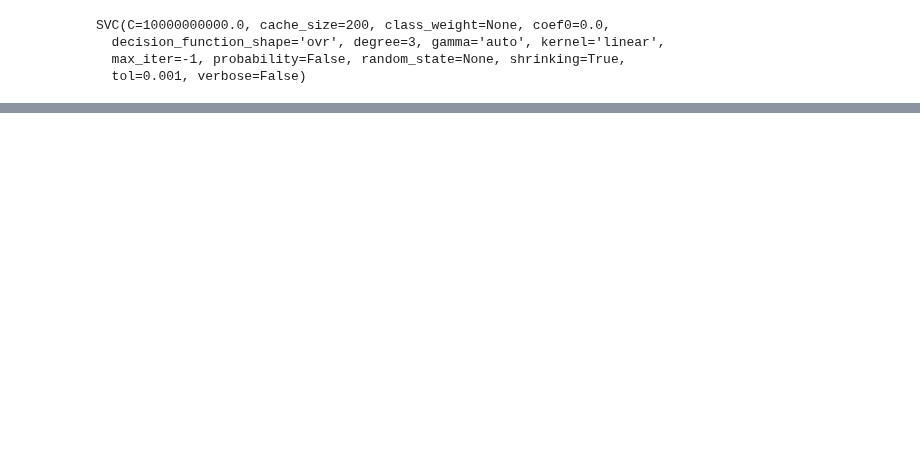
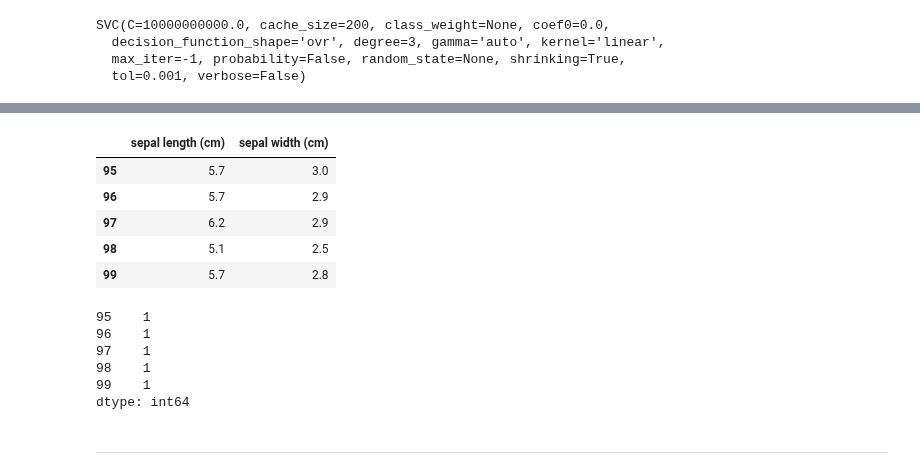
Before and after one commit to seokyeongheo/TIL, a Jupyter notebook: 04_classification/11_Support_Vector_Machine.ipynb, the cells around one changed output, grey strips where cells are left out. Drawn from its saved outputs; the diff is of its cells as text; code cells hidden in the pictures; blank space fills up the shorter version.

```diff
--- a/04_classification/11_Support_Vector_Machine.ipynb
+++ b/04_classification/11_Support_Vector_Machine.ipynb
@@ -41,7 +136,12 @@ from sklearn.datasets import load_iris
 iris = load_iris()
 # %%
 df = pd.DataFrame(iris.data, columns=iris.feature_names)
-sy = pd.Series(iris.target, dtype="category")
-sy = sy.cat.rename_categories(iris.target_names)
-df['species'] = sy
+df = df.iloc[:100, :2]
 df.tail()
+# %% [output]
+|  | sepal length (cm) | sepal width (cm) |
+| 95 | 5.7 | 3.0 |
+| 96 | 5.7 | 2.9 |
+| 97 | 6.2 | 2.9 |
+| 98 | 5.1 | 2.5 |
+| 99 | 5.7 | 2.8 |
@@ -78,0 +148,13 @@ plt.show()
+# %%
+sy = pd.Series(iris.target)
+sy = sy[:100]
+sy.tail()
+# %% [output]
+95    1
+96    1
+97    1
+98    1
+99    1
+dtype: int64
+# %% [markdown]
+----------
```
Also changed, not shown: parts of 37 cells of this notebook.
